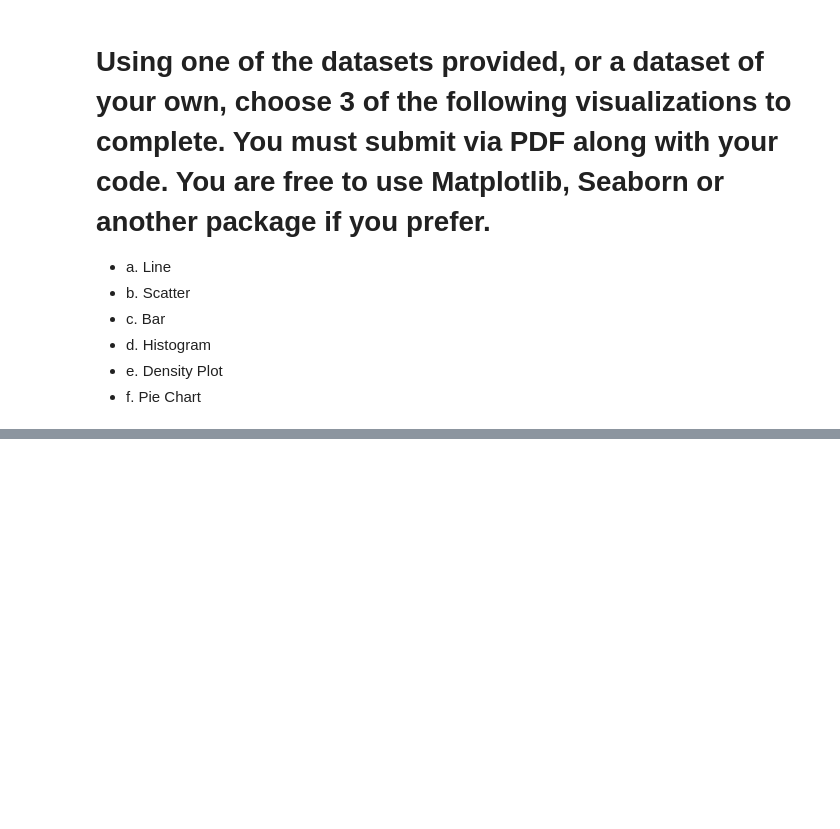
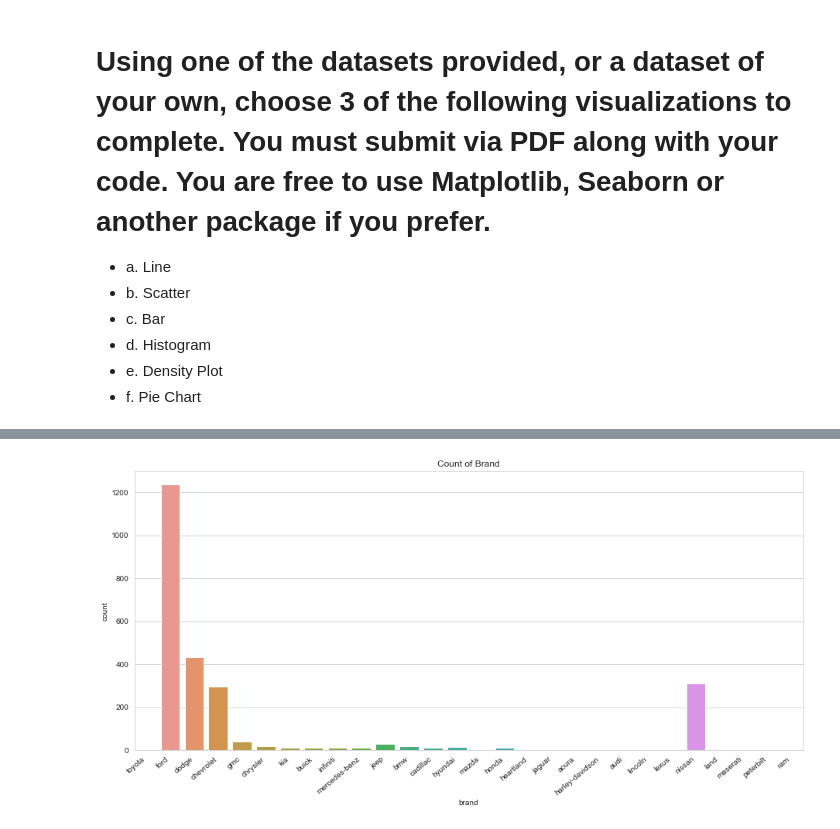
Before and after one commit to JoshuaShepard87/DSC540, a Jupyter notebook: week7/Joshua_Burden_Weeks7_and_8_Excercises.ipynb, the cells around one changed output, grey strips where cells are left out. Cells and saved outputs as stored; diff of their text form; code cells hidden in the pictures; blank space fills up the shorter version.

```diff
--- a/week7/Joshua_Burden_Weeks7_and_8_Excercises.ipynb
+++ b/week7/Joshua_Burden_Weeks7_and_8_Excercises.ipynb
@@ -438,0 +383,4 @@ ImportError: cannot import name 'StreamListener' from 'tweepy.streaming' (/Users
+# %%
+# load up the dataset
+df = pd.read_csv('USA_cars_datasets.csv')
+df.head()
@@ -438,0 +429,13 @@ ImportError: cannot import name 'StreamListener' from 'tweepy.streaming' (/Users
+# %%
+#Lookt at brands and count of cars
+
+fig = plt.figure(figsize=(12, 5))
+ax = fig.add_axes([0,0,1,1])
+sns.countplot(x='brand', data=df, ax=ax).set(title ='Count of Brand')
+
+
+ax.set_xticklabels(ax.get_xticklabels(), rotation=40, ha="right")
+
+plt.show()
+# %% [output]
+[figure, added]
```
Also changed, not shown: parts of 21 cells of this notebook, 7 other files.
